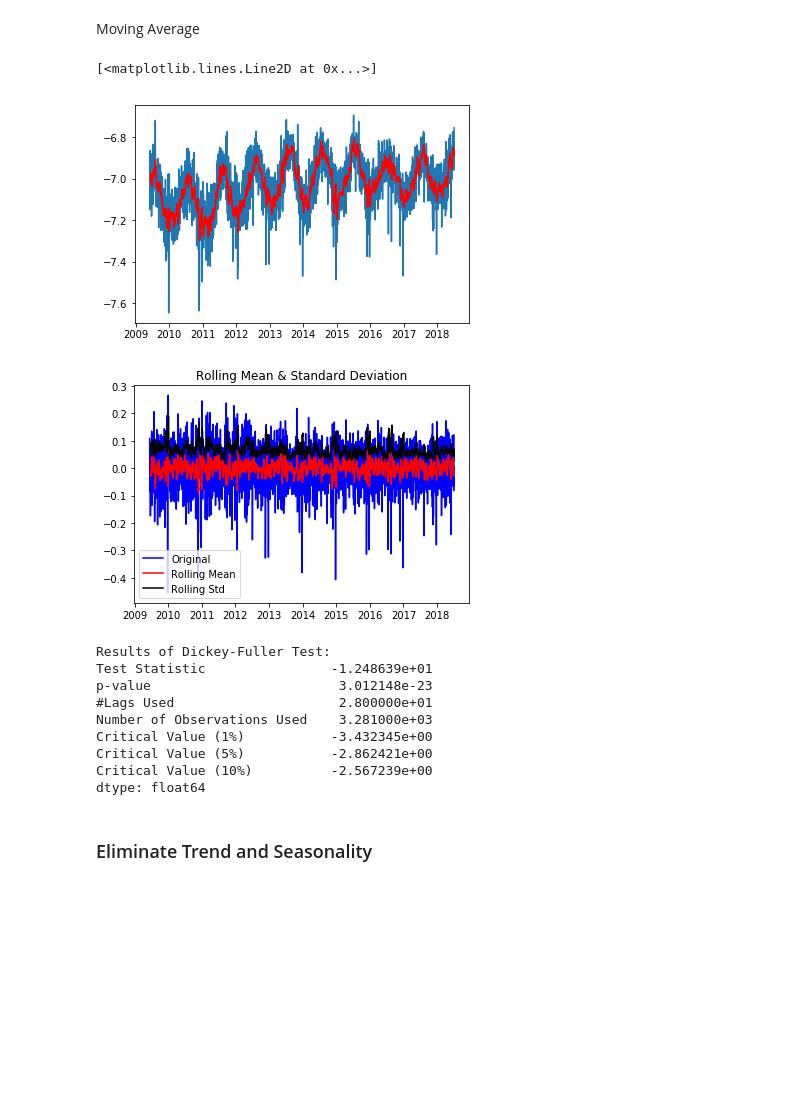
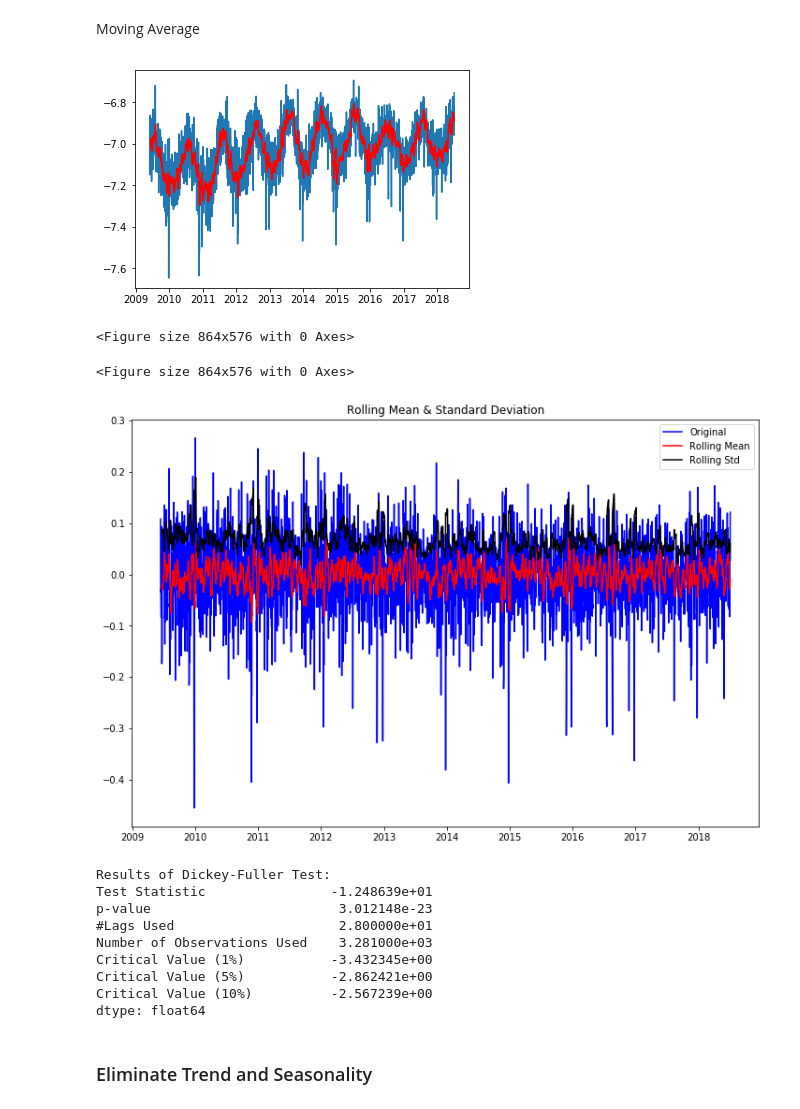
Before and after one commit to latherley/ARIMAX-NN, a Jupyter notebook: Time Series Analysis - Proactive Policing.ipynb, the cells around one changed output. Saved outputs shown, nothing was run; the diff lists cells and outputs as text; code cells hidden in the pictures; blank space fills up the shorter version.

```diff
--- a/Time Series Analysis - Proactive Policing.ipynb
+++ b/Time Series Analysis - Proactive Policing.ipynb
@@ -87,6 +89,7 @@ def test_stationarity(timeseries):
     rolstd = timeseries.rolling(12).std()
 
     #Plot rolling statistics:
+    fig = plt.figure(figsize=(12,8))
     orig = plt.plot(timeseries, color='blue',label='Original')
     mean = plt.plot(rolmean, color='red', label='Rolling Mean')
     std = plt.plot(rolstd, color='black', label = 'Rolling Std')
@@ -220,26 +224,29 @@ Moving Average
 moving_avg = dr_log.rolling(12).mean()
 plt.plot(dr_log)
 plt.plot(moving_avg, color='red')
+fig = plt.figure(figsize=(12,8))
 # %% [output]
+[figure]
-[<matplotlib.lines.Line2D at 0x...>]
+<Figure size 864x576 with 0 Axes>
-[figure]
 # %%
 dr_log_moving_avg_diff = dr_log - moving_avg
 dr_log_moving_avg_diff.head(12)
+fig = plt.figure(figsize=(12,8))
 
 dr_log_moving_avg_diff.dropna(inplace=True)
 test_stationarity(dr_log_moving_avg_diff)
 # %% [output]
+<Figure size 864x576 with 0 Axes>
-[figure, old version]
+[figure, new version]
-Results of Dickey-Fuller Test:
-Test Statistic                -1.248639e+01
-p-value                        3.012148e-23
-#Lags Used                     2.800000e+01
-Number of Observations Used    3.281000e+03
-Critical Value (1%)           -3.432345e+00
-Critical Value (5%)           -2.862421e+00
-Critical Value (10%)          -2.567239e+00
-dtype: float64
+Results of Dickey-Fuller Test:
+Test Statistic                -1.248639e+01
+p-value                        3.012148e-23
+#Lags Used                     2.800000e+01
+Number of Observations Used    3.281000e+03
+Critical Value (1%)           -3.432345e+00
+Critical Value (5%)           -2.862421e+00
+Critical Value (10%)          -2.567239e+00
+dtype: float64
 # %% [markdown]
 ### Eliminate Trend and Seasonality
 # %% [markdown]
```
Also changed, not shown: parts of 8 cells of this notebook.
